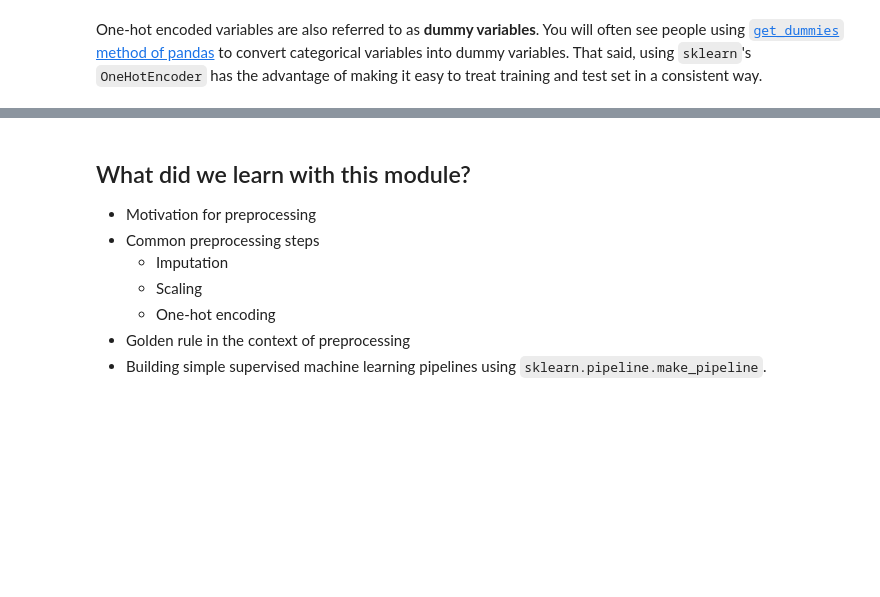
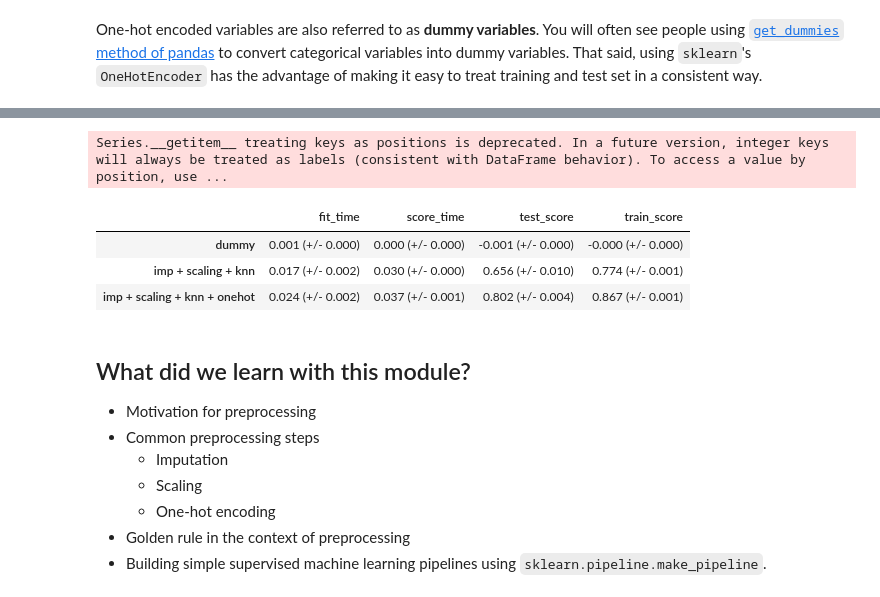
Before and after one commit to WSU-AI-CyberSecurity/WSU-AI-CyberSecurity.github.io, a Jupyter notebook: notebooks/Module_3_Data_preprocessing_and_features_selection.ipynb, the cells around one changed output, grey strips where cells are left out. Drawn from its saved outputs; the diff is of its cells as text; code cells hidden in the pictures; blank space fills up the shorter version.

```diff
--- a/notebooks/Module_3_Data_preprocessing_and_features_selection.ipynb
+++ b/notebooks/Module_3_Data_preprocessing_and_features_selection.ipynb
@@ -819,3 +844,14 @@ You will often see people using [`get_dummies` method of pandas](https://pandas.
+# %%
+results_dict["imp + scaling + knn + onehot"] = mean_std_cross_val_scores(
+    pipe_onehot, X_train_onehot, y_train_onehot, return_train_score=True
+)
+pd.DataFrame(results_dict).T
+# %% [output]
+Series.__getitem__ treating keys as positions is deprecated. In a future version, integer keys will always be treated as labels (consistent with DataFrame behavior). To access a value by position, use ...
+|  | fit_time | score_time | test_score | train_score |
+| dummy | 0.001 (+/- 0.000) | 0.000 (+/- 0.000) | -0.001 (+/- 0.000) | -0.000 (+/- 0.000) |
+| imp + scaling + knn | 0.017 (+/- 0.002) | 0.030 (+/- 0.000) | 0.656 (+/- 0.010) | 0.774 (+/- 0.001) |
+| imp + scaling + knn + onehot | 0.024 (+/- 0.002) | 0.037 (+/- 0.001) | 0.802 (+/- 0.004) | 0.867 (+/- 0.001) |
 # %% [markdown]
 ## What did we learn with this module?
 
```
Also changed, not shown: parts of 17 cells of this notebook.
